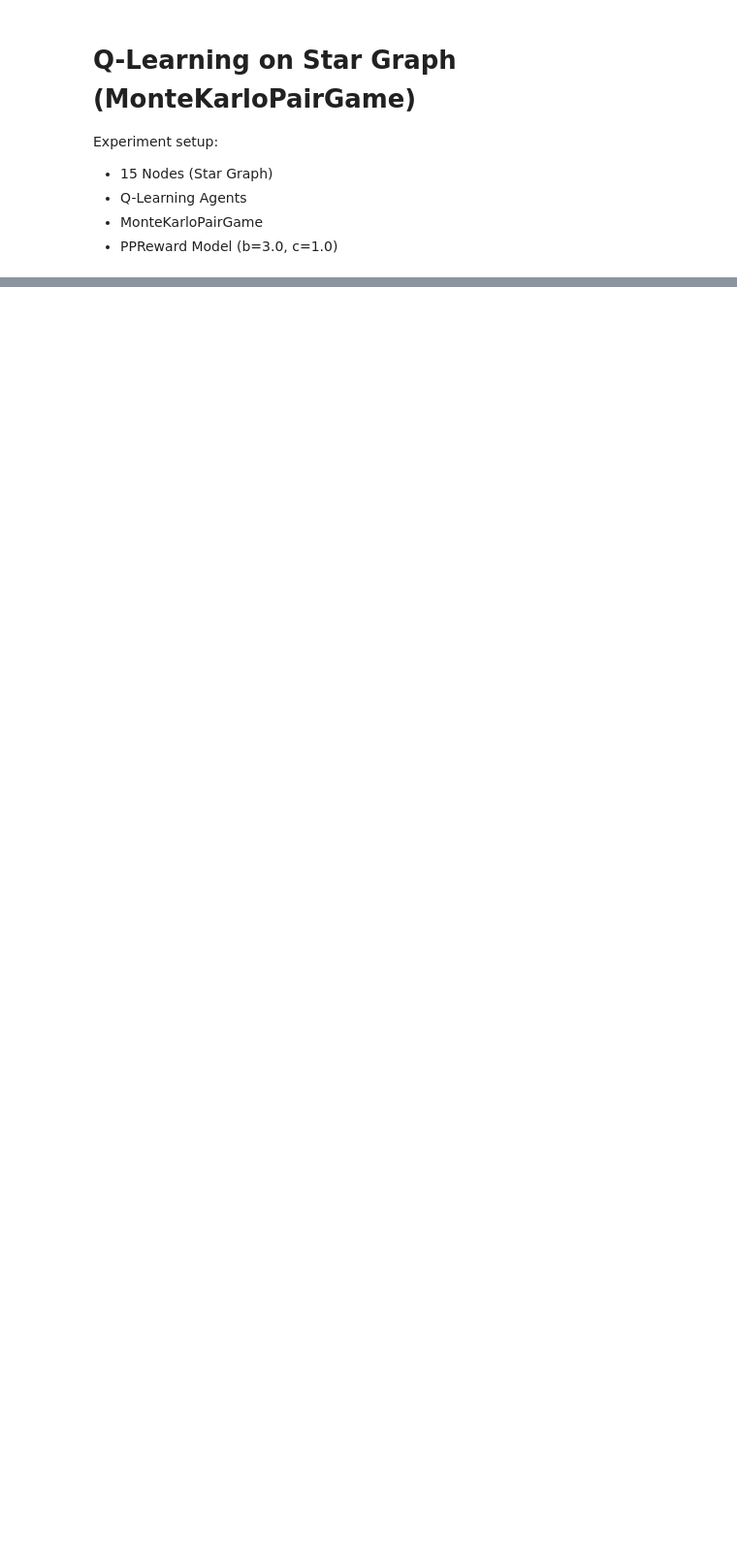
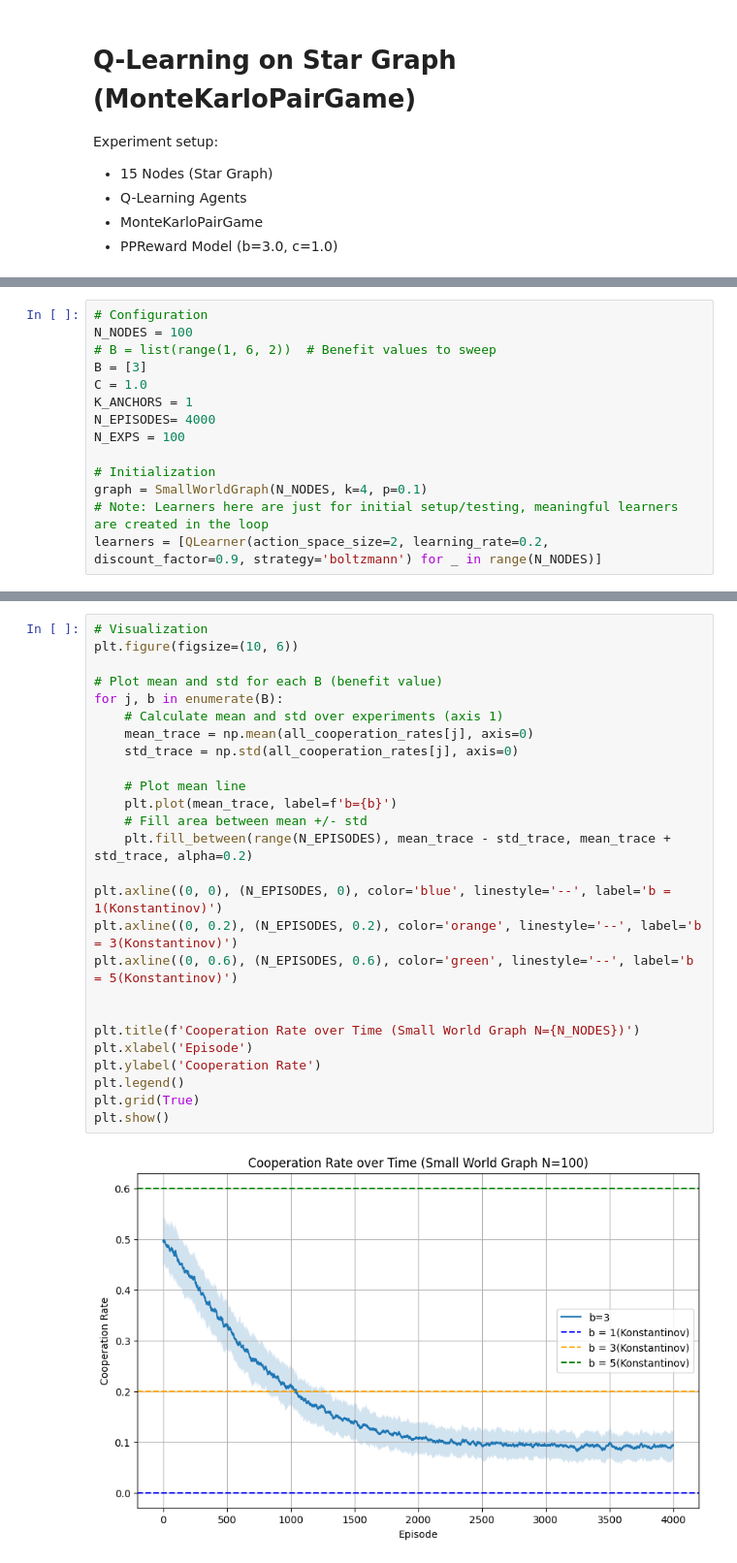
Before and after one commit to ThunderstormXX/TheoryGamesDL, a Jupyter notebook: experiments/exp7/sample_exp.ipynb, the cells around one changed output, grey strips where cells are left out. Shown at 97% size. Drawn from its saved outputs; the diff is of its cells as text; blank space fills up the shorter version.

```diff
--- a/experiments/exp7/sample_exp.ipynb
+++ b/experiments/exp7/sample_exp.ipynb
@@ -72,0 +87,14 @@ plt.show()
+# %%
+# Configuration
+N_NODES = 100
+# B = list(range(1, 6, 2))  # Benefit values to sweep
+B = [3]
+C = 1.0
+K_ANCHORS = 1
+N_EPISODES= 4000
+N_EXPS = 100
+
+# Initialization
+graph = SmallWorldGraph(N_NODES, k=4, p=0.1)
+# Note: Learners here are just for initial setup/testing, meaningful learners are created in the loop
+learners = [QLearner(action_space_size=2, learning_rate=0.2, discount_factor=0.9, strategy='boltzmann') for _ in range(N_NODES)]
@@ -72,0 +128,28 @@ plt.show()
+# %%
+# Visualization
+plt.figure(figsize=(10, 6))
+
+# Plot mean and std for each B (benefit value)
+for j, b in enumerate(B):
+    # Calculate mean and std over experiments (axis 1)
+    mean_trace = np.mean(all_cooperation_rates[j], axis=0)
+    std_trace = np.std(all_cooperation_rates[j], axis=0)
+
+    # Plot mean line
+    plt.plot(mean_trace, label=f'b={b}')
+    # Fill area between mean +/- std
+    plt.fill_between(range(N_EPISODES), mean_trace - std_trace, mean_trace + std_trace, alpha=0.2)
+
+plt.axline((0, 0), (N_EPISODES, 0), color='blue', linestyle='--', label='b = 1(Konstantinov)')
+plt.axline((0, 0.2), (N_EPISODES, 0.2), color='orange', linestyle='--', label='b = 3(Konstantinov)')
+plt.axline((0, 0.6), (N_EPISODES, 0.6), color='green', linestyle='--', label='b = 5(Konstantinov)')
+
+
+plt.title(f'Cooperation Rate over Time (Small World Graph N={N_NODES})')
+plt.xlabel('Episode')
+plt.ylabel('Cooperation Rate')
+plt.legend()
+plt.grid(True)
+plt.show()
+# %% [output]
+[figure, added]
```
Also changed, not shown: parts of 6 cells of this notebook, 12 other files.
